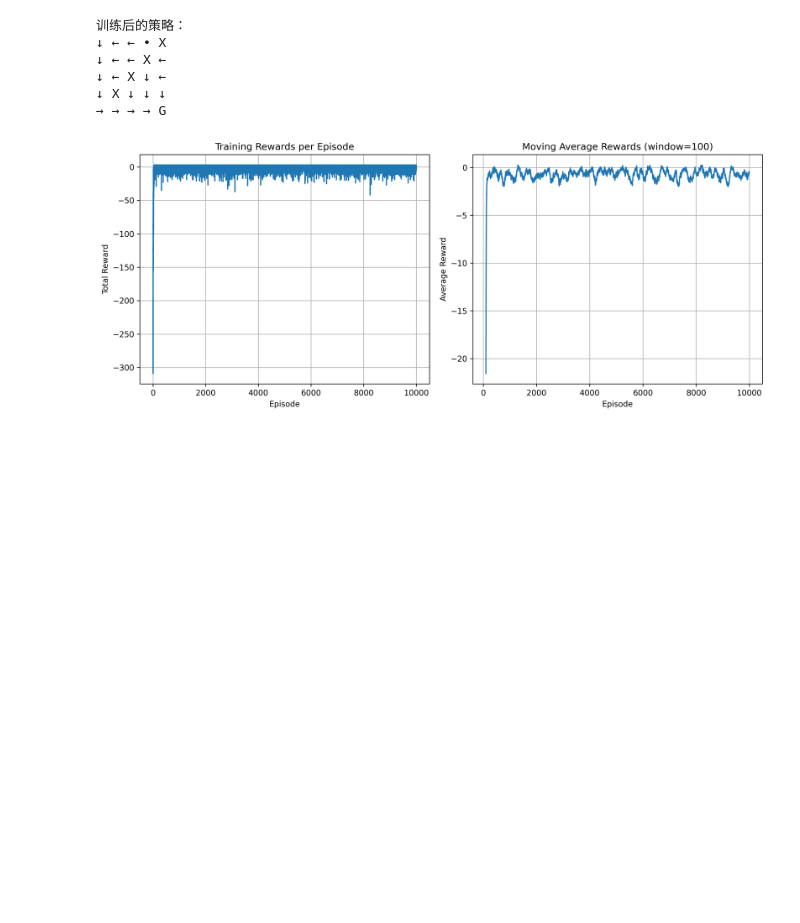
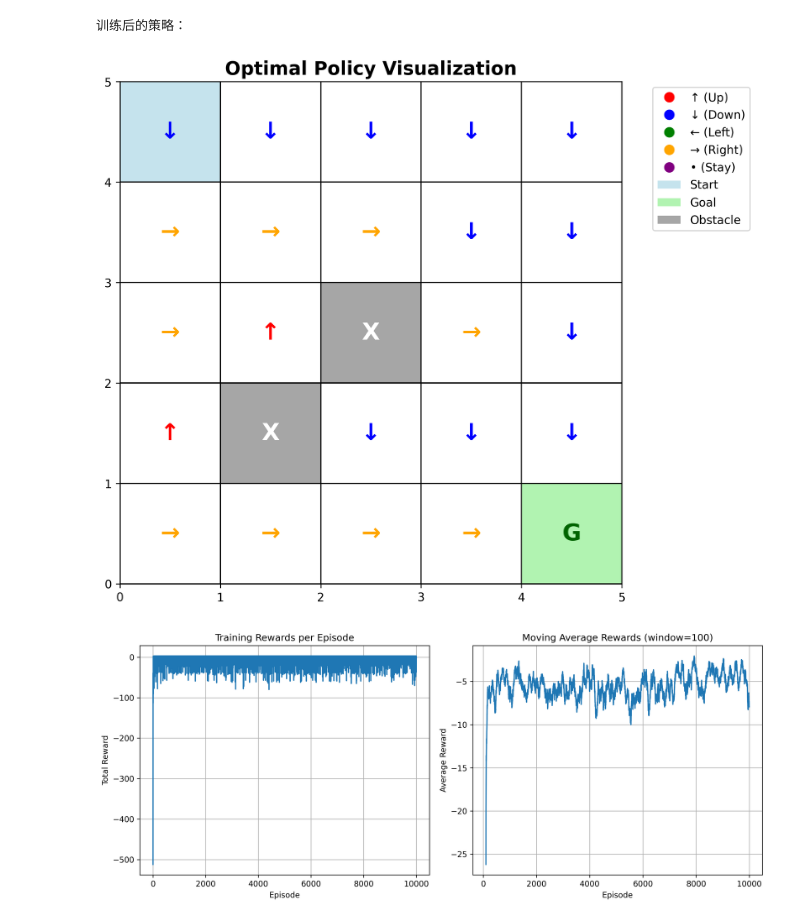
Before and after one commit to HeyDemons/MARL, a Jupyter notebook: hw1/hw1.ipynb, the cells around one changed output. Saved outputs shown, nothing was run; the diff lists cells and outputs as text; code cells hidden in the pictures; blank space fills up the shorter version.

```diff
--- a/hw1/hw1.ipynb
+++ b/hw1/hw1.ipynb
@@ -11,7 +11,7 @@ class GridWorld:
         self.start = (0, 0)
         self.goal = (4, 4)
         # 定义障碍物
-        self.obstacles = [(2, 2), (3, 1),(1, 3),(0, 4)]
+        self.obstacles = [(2, 2), (3, 1)]
         self.state = self.start
 
     def reset(self):
@@ -46,7 +46,7 @@ class GridWorld:
         # 如果试图出界（虽然由于边界检查不可能发生），则保持原状态
         if next_state == self.state and action != 4:
             # 可以选择额外惩罚出界动作，但此处统一奖励为 -1
-            reward = -2
+            reward = -20
             done = False
         # 判断是否进入障碍物
         elif next_state in self.obstacles:
@@ -139,37 +139,99 @@ def plot_rewards(rewards_per_episode, window_size=100):
     plt.ylabel('Total Reward')
     plt.grid(True)
 
     # 滑动平均奖励曲线
     plt.subplot(1, 2, 2)
     if len(rewards_per_episode) >= window_size:
         moving_avg = np.convolve(rewards_per_episode, np.ones(window_size)/window_size, mode='valid')
         plt.plot(range(window_size-1, len(rewards_per_episode)), moving_avg)
         plt.title(f'Moving Average Rewards (window={window_size})')
     else:
         plt.plot(rewards_per_episode)
         plt.title('Training Rewards per Episode')
     plt.xlabel('Episode')
     plt.ylabel('Average Reward')
     plt.grid(True)
 
     plt.tight_layout()
     plt.show()
 
 
 # 主程序入口
 if __name__ == '__main__':
     env = GridWorld()
     Q, rewards = train_agent(env, episodes=10000, alpha=0.1, gamma=0.9, epsilon=0.2)
     print("训练后的策略：")
-    print_policy(Q, env)
+    # 可视化策略函数：用图像展示最优策略
+    def visualize_policy(Q, env):
+        actions_map = {0: '↑', 1: '↓', 2: '←', 3: '→', 4: '•'}
+        colors_map = {0: 'red', 1: 'blue', 2: 'green', 3: 'orange', 4: 'purple'}
+
+        fig, ax = plt.subplots(figsize=(8, 8), dpi=300)
+
+        # 创建网格
+        for i in range(env.n_rows + 1):
+            ax.axhline(i, color='black', linewidth=1)
+        for j in range(env.n_cols + 1):
+            ax.axvline(j, color='black', linewidth=1)
+
+        # 绘制每个格子的内容
+        for i in range(env.n_rows):
+            for j in range(env.n_cols):
+                x, y = j + 0.5, env.n_rows - i - 0.5  # 转换坐标系
+
+                if (i, j) in env.obstacles:
+                    # 障碍物用灰色方块表示
+                    ax.add_patch(plt.Rectangle((j, env.n_rows - i - 1), 1, 1,
+                                             facecolor='gray', alpha=0.7))
+                    ax.text(x, y, 'X', ha='center', va='center',
+                           fontsize=20, fontweight='bold', color='white')
+                elif (i, j) == env.goal:
+                    # 目标用绿色方块表示
+                    ax.add_patch(plt.Rectangle((j, env.n_rows - i - 1), 1, 1,
+                                             facecolor='lightgreen', alpha=0.7))
+                    ax.text(x, y, 'G', ha='center', va='center',
+                           fontsize=20, fontweight='bold', color='darkgreen')
+                elif (i, j) == env.start:
+                    # 起点用蓝色方块表示
+                    ax.add_patch(plt.Rectangle((j, env.n_rows - i - 1), 1, 1,
+                                             facecolor='lightblue', alpha=0.7))
+                    action = np.argmax(Q[(i, j)])
+                    ax.text(x, y, actions_map[action], ha='center', va='center',
+                           fontsize=20, fontweight='bold', color=colors_map[action])
+                else:
+                    # 普通格子显示最优动作
+                    action = np.argmax(Q[(i, j)])
+                    ax.text(x, y, actions_map[action], ha='center', va='center',
+                           fontsize=20, fontweight='bold', color=colors_map[action])
+
+        ax.set_xlim(0, env.n_cols)
+        ax.set_ylim(0, env.n_rows)
+        ax.set_aspect('equal')
+        ax.set_title('Optimal Policy Visualization', fontsize=16, fontweight='bold')
+        ax.set_xticks(range(env.n_cols + 1))
+        ax.set_yticks(range(env.n_rows + 1))
+
+        # 添加图例
+        legend_elements = [
+            plt.Line2D([0], [0], marker='o', color='w', markerfacecolor='red', markersize=10, label='↑ (Up)'),
+            plt.Line2D([0], [0], marker='o', color='w', markerfacecolor='blue', markersize=10, label='↓ (Down)'),
+            plt.Line2D([0], [0], marker='o', color='w', markerfacecolor='green', markersize=10, label='← (Left)'),
+            plt.Line2D([0], [0], marker='o', color='w', markerfacecolor='orange', markersize=10, label='→ (Right)'),
+            plt.Line2D([0], [0], marker='o', color='w', markerfacecolor='purple', markersize=10, label='• (Stay)'),
+            plt.Rectangle((0, 0), 1, 1, facecolor='lightblue', alpha=0.7, label='Start'),
+            plt.Rectangle((0, 0), 1, 1, facecolor='lightgreen', alpha=0.7, label='Goal'),
+            plt.Rectangle((0, 0), 1, 1, facecolor='gray', alpha=0.7, label='Obstacle')
+        ]
+        ax.legend(handles=legend_elements, loc='upper left', bbox_to_anchor=(1.05, 1))
+
+        plt.tight_layout()
+        plt.show()
+
+    visualize_policy(Q, env)
 
     # 绘制奖励曲线
     plot_rewards(rewards)
 # %% [output]
 训练后的策略：
-↓ ← ← • X
-↓ ← ← X ←
-↓ ← X ↓ ←
-↓ X ↓ ↓ ↓
-→ → → → G
-[figure, old version]
+[figure, new version]
+[figure, added]
```
Also changed, not shown: 26 other files.
